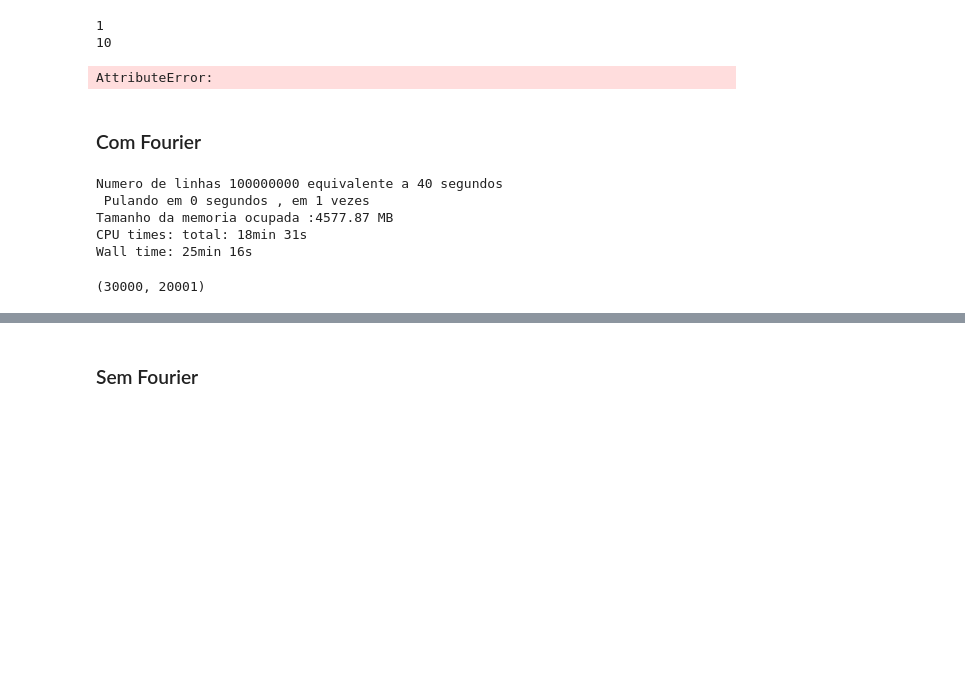
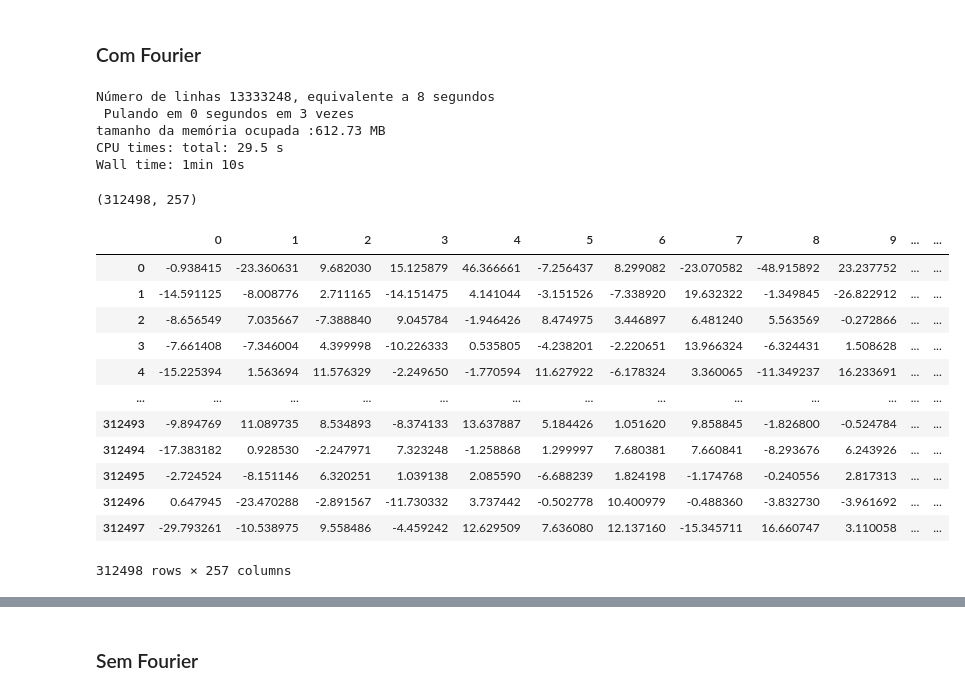
Before and after one commit to JanathanPlanas/Deep-learning-AICT, a Jupyter notebook: Cnn-Pytorch/cnn.ipynb, the cells around one changed output, grey strips where cells are left out. Saved outputs shown, nothing was run; the diff lists cells and outputs as text; code cells hidden in the pictures; blank space fills up the shorter version.

```diff
--- a/Cnn-Pytorch/cnn.ipynb
+++ b/Cnn-Pytorch/cnn.ipynb
@@ -11,37 +13,33 @@ from sklearn.metrics import (accuracy_score, classification_report,
-# %%
-class Count:
-
-    def __init__(self,mymin,mymax):
-        self.mymin=mymin
-        self.mymax=mymax
-        self.current=None
-
-    def __getattribute__(self, item):
-        if item.startswith('cur'):
-            return f"gettinh {object.__getattribute__(self,item)}"
-        return object.__getattribute__(self,item)
-        # or you can use ---return super().__getattribute__(item)
-
-obj1 = Count(1,10)
-print(obj1.mymin)
-print(obj1.mymax)
-print(obj1.current)
-# %% [output]
-1
-10
-AttributeError:
 # %% [markdown]
 ### Com Fourier
 # %%
 %%time
-data = DATA_1M(seconds=40,columns=20000, jump_time =0, n_jumps=1)
+data = DATA_1M(seconds=8,columns=256, jump_time =0, n_jumps=3)
 print(data)
-data_fourier = data(Fourier=False)
+data_fourier = data(Fourier=True, Normalizing= True)
 data_fourier.shape
 # %% [output]
-Numero de linhas 100000000 equivalente a 40 segundos
- Pulando em 0 segundos , em 1 vezes
-Tamanho da memoria ocupada :4577.87 MB
-CPU times: total: 18min 31s
-Wall time: 25min 16s
+Número de linhas 13333248, equivalente a 8 segundos
+ Pulando em 0 segundos em 3 vezes
+tamanho da memória ocupada :612.73 MB
+CPU times: total: 29.5 s
+Wall time: 1min 10s
-(30000, 20001)
+(312498, 257)
+# %%
+import pandas as pd
+
+pd.DataFrame(data_fourier)
+# %% [output]
+|  | 0 | 1 | 2 | 3 | 4 | 5 | 6 | 7 | 8 | 9 | ... | ... |
+| 0 | -0.938415 | -23.360631 | 9.682030 | 15.125879 | 46.366661 | -7.256437 | 8.299082 | -23.070582 | -48.915892 | 23.237752 | ... | ... |
+| 1 | -14.591125 | -8.008776 | 2.711165 | -14.151475 | 4.141044 | -3.151526 | -7.338920 | 19.632322 | -1.349845 | -26.822912 | ... | ... |
+| 2 | -8.656549 | 7.035667 | -7.388840 | 9.045784 | -1.946426 | 8.474975 | 3.446897 | 6.481240 | 5.563569 | -0.272866 | ... | ... |
+| 3 | -7.661408 | -7.346004 | 4.399998 | -10.226333 | 0.535805 | -4.238201 | -2.220651 | 13.966324 | -6.324431 | 1.508628 | ... | ... |
+| 4 | -15.225394 | 1.563694 | 11.576329 | -2.249650 | -1.770594 | 11.627922 | -6.178324 | 3.360065 | -11.349237 | 16.233691 | ... | ... |
+| ... | ... | ... | ... | ... | ... | ... | ... | ... | ... | ... | ... | ... |
+| 312493 | -9.894769 | 11.089735 | 8.534893 | -8.374133 | 13.637887 | 5.184426 | 1.051620 | 9.858845 | -1.826800 | -0.524784 | ... | ... |
+| 312494 | -17.383182 | 0.928530 | -2.247971 | 7.323248 | -1.258868 | 1.299997 | 7.680381 | 7.660841 | -8.293676 | 6.243926 | ... | ... |
+| 312495 | -2.724524 | -8.151146 | 6.320251 | 1.039138 | 2.085590 | -6.688239 | 1.824198 | -1.174768 | -0.240556 | 2.817313 | ... | ... |
+| 312496 | 0.647945 | -23.470288 | -2.891567 | -11.730332 | 3.737442 | -0.502778 | 10.400979 | -0.488360 | -3.832730 | -3.961692 | ... | ... |
+| 312497 | -29.793261 | -10.538975 | 9.558486 | -4.459242 | 12.629509 | 7.636080 | 12.137160 | -15.345711 | 16.660747 | 3.110058 | ... | ... |
+312498 rows × 257 columns
```
Also changed, not shown: parts of 13 cells of this notebook, 3 other files.
